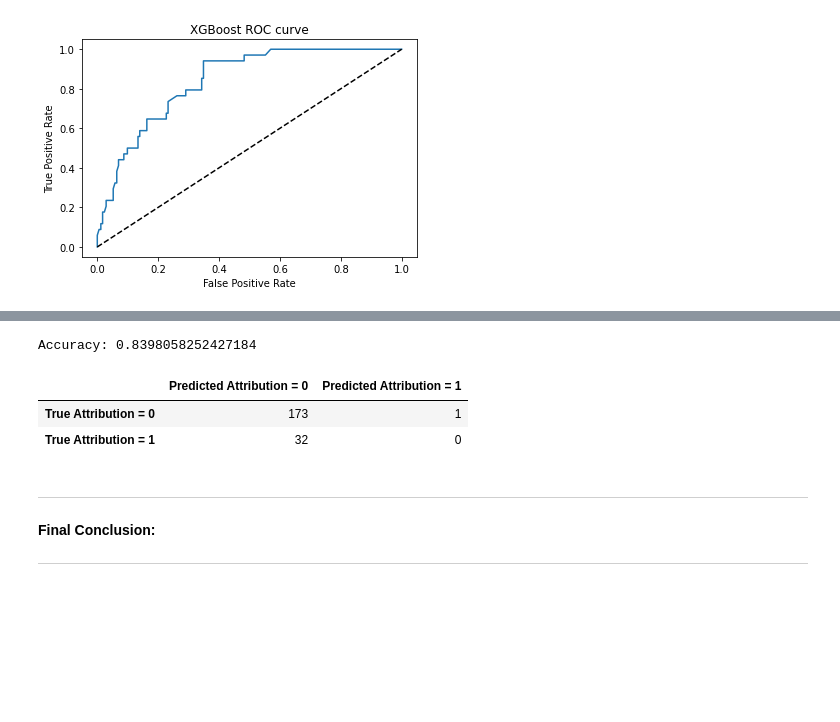
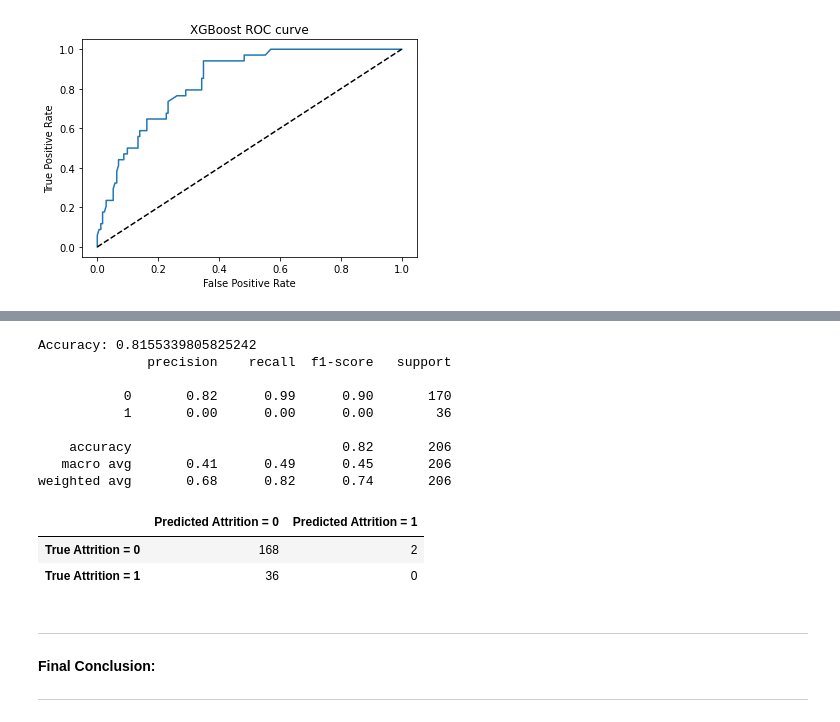
Before and after one commit to sreyadhar/Python-Programming, a Jupyter notebook: ML_L1_Assignment.ipynb, the cells around one changed output, grey strips where cells are left out. Saved outputs shown, nothing was run; the diff lists cells and outputs as text; code cells hidden in the pictures; blank space fills up the shorter version.

```diff
--- a/ML_L1_Assignment.ipynb
+++ b/ML_L1_Assignment.ipynb
@@ -378,36 +377,45 @@ Image(graph.create_png())
 # %%
 # Import train_test_split function
 from sklearn.model_selection import train_test_split
 
 # Split dataset into training set and test set
 Xknn_train, Xknn_test, yknn_train, yknn_test = train_test_split(X_rfc, y_rfc, test_size=0.2) # 80% training and 20% test
 
 #Import knearest neighbors Classifier model
 from sklearn.neighbors import KNeighborsClassifier
 
 #Create KNN Classifier
 knn = KNeighborsClassifier(n_neighbors=10)
 
 #Train the model using the training sets
 knn.fit(Xknn_train, yknn_train)
 
 #Predict the response for test dataset
 yknn_pred = knn.predict(Xknn_test)
 
 #Import scikit-learn metrics module for accuracy calculation
 from sklearn import metrics
 # Model Accuracy
 print("Accuracy:",metrics.accuracy_score(yknn_test, yknn_pred))
+print(classification_report(yknn_test, yknn_pred))
 pd.DataFrame(
     confusion_matrix(yknn_test, yknn_pred),
-    columns=['Predicted Attribution = 0', 'Predicted Attribution = 1'],
-    index=['True Attribution = 0', 'True Attribution = 1']
+    columns=['Predicted Attrition = 0', 'Predicted Attrition = 1'],
+    index=['True Attrition = 0', 'True Attrition = 1']
 )
 # %% [output]
-Accuracy: 0.8398058252427184
+Accuracy: 0.8155339805825242
+              precision    recall  f1-score   support
+
+           0       0.82      0.99      0.90       170
+           1       0.00      0.00      0.00        36
+
+    accuracy                           0.82       206
+   macro avg       0.41      0.49      0.45       206
+weighted avg       0.68      0.82      0.74       206
-|  | Predicted Attribution = 0 | Predicted Attribution = 1 |
-| True Attribution = 0 | 173 | 1 |
-| True Attribution = 1 | 32 | 0 |
+|  | Predicted Attrition = 0 | Predicted Attrition = 1 |
+| True Attrition = 0 | 168 | 2 |
+| True Attrition = 1 | 36 | 0 |
 # %% [markdown]
 ____________________________________________________________________________________________________
 **Final Conclusion:**
```
Also changed, not shown: parts of 8 cells of this notebook.
